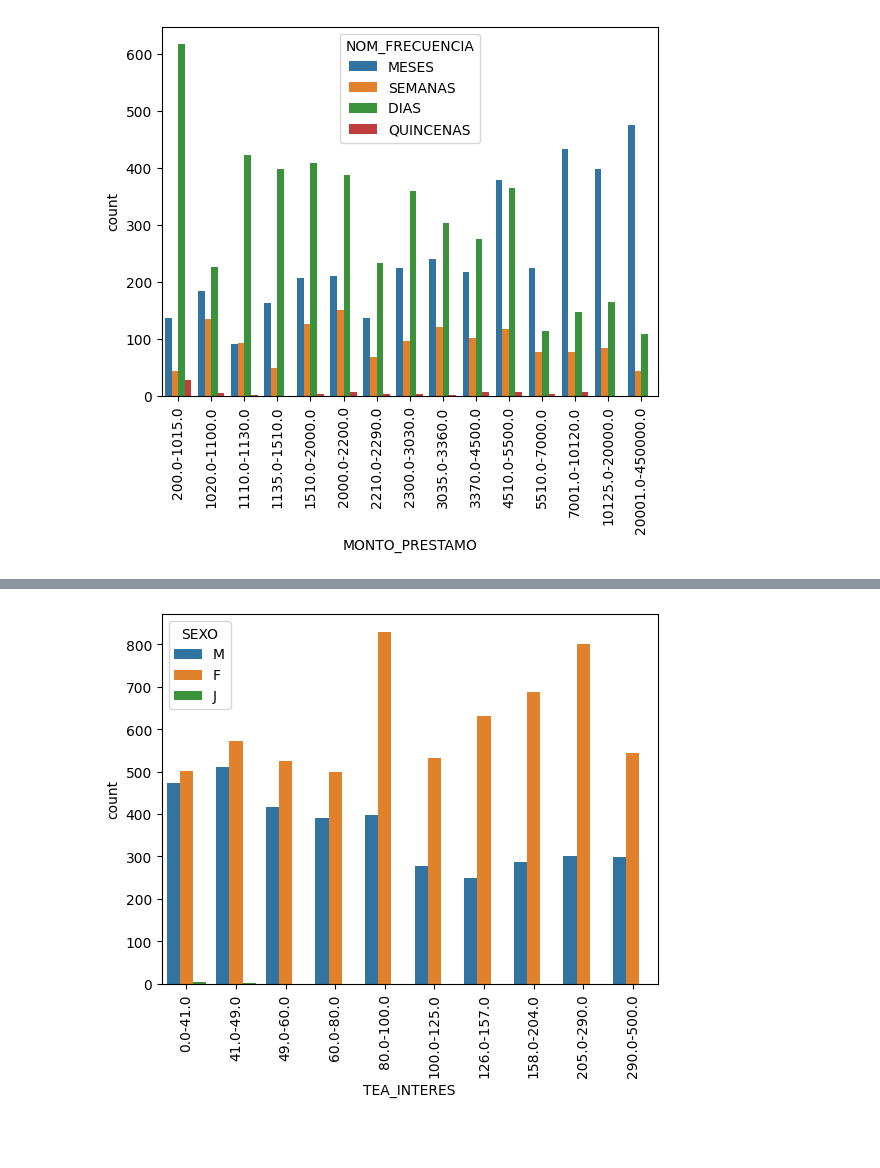
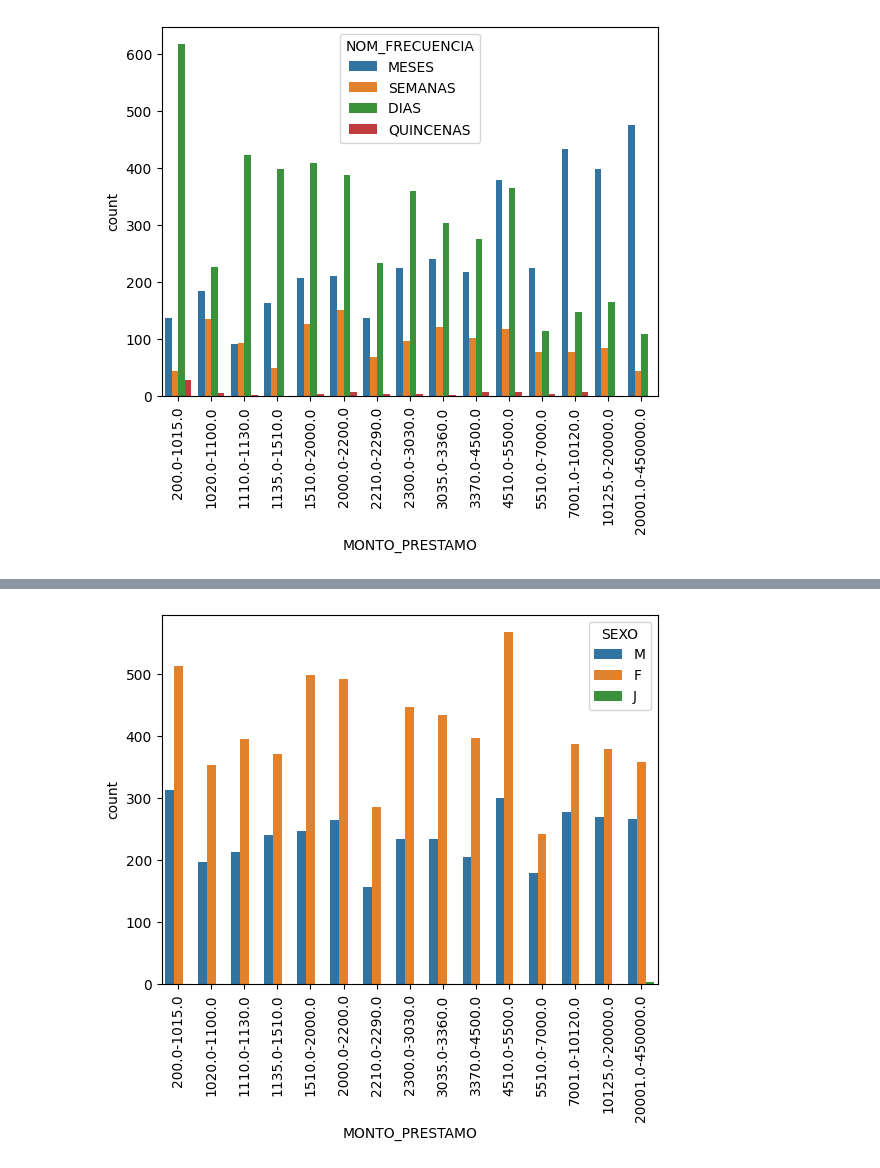
Before and after one commit to AxelSaire/Modelo-de-Riesgo-Crediticio, a Jupyter notebook: ABCC.ipynb, the cells around one changed output, grey strips where cells are left out. Cells and saved outputs as stored; diff of their text form; code cells hidden in the pictures; blank space fills up the shorter version.

```diff
--- a/ABCC.ipynb
+++ b/ABCC.ipynb
@@ -8,12 +11,5 @@ import re
 # %%
 data = pd.read_csv("./dataset_discretizado.csv")
-# %%
-def ordenar(categorias):
-    numeros_categorias = [(float(re.split(r'-', cat)[0]), cat) for cat in categorias]
-    numeros_categorias.sort(key=lambda x: x[0])
-    categorias_ordenadas = [cat for _, cat in numeros_categorias]
-
-    return categorias_ordenadas
 # %%
 data.info()
 # %% [output]
@@ -100,6 +123,6 @@ x.set_xticklabels(x.get_xticklabels(), rotation=90);
 # %%
-x = sns.countplot(data, x="TEA_INTERES", hue="SEXO", dodge=True, order = ordenar(list(set(data['TEA_INTERES'].unique()))))
+x = sns.countplot(data, x="MONTO_PRESTAMO", hue="SEXO", dodge=True, order=ordenar(list(set(data['MONTO_PRESTAMO'].unique()))))
 x.set_xticklabels(x.get_xticklabels(), rotation=90);
 # %% [output]
-[figure, old version]
+[figure, new version]
 # %%
```
Also changed, not shown: parts of 14 cells of this notebook, 1 other file.
